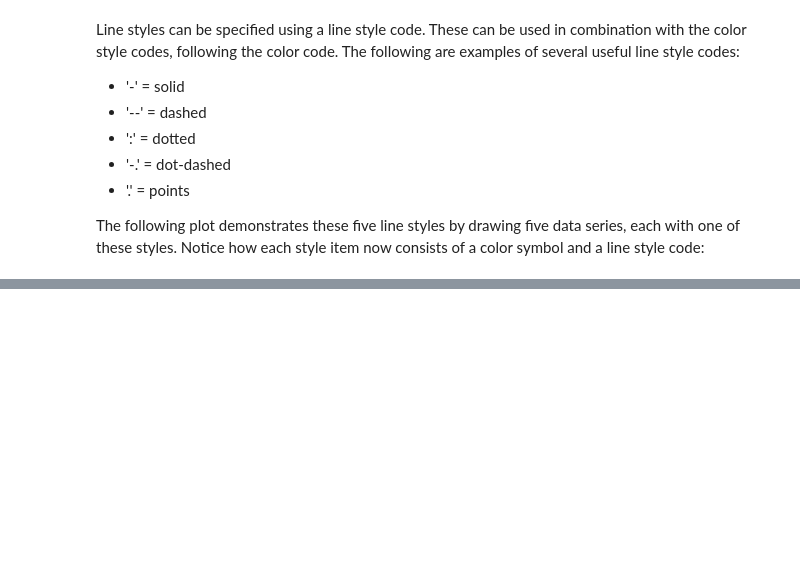
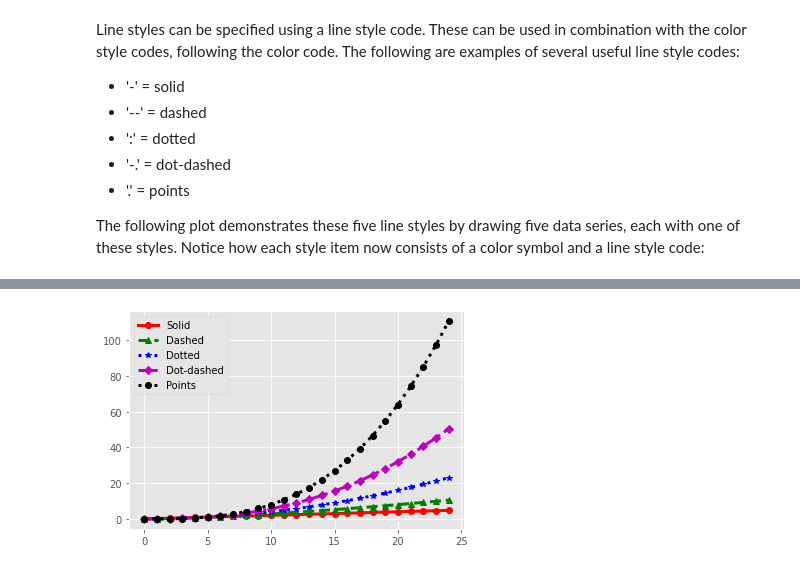
Before and after one commit to apkap83/Pandas_Notes, a Jupyter notebook: Learning_Pandas_Chapter_11 - Visualization.ipynb, the cells around one changed output, grey strips where cells are left out. Cells and saved outputs as stored; diff of their text form; code cells hidden in the pictures; blank space fills up the shorter version.

```diff
--- a/Learning_Pandas_Chapter_11 - Visualization.ipynb
+++ b/Learning_Pandas_Chapter_11 - Visualization.ipynb
@@ -313,0 +347,6 @@ line style code:</p>
+# %%
+# redraw, adding markers to the lines
+ax = line_style.plot(style=['r-o', 'g--^', 'b:*','m-.D', 'k:o'], lw=3)
+ax.legend(legend_labels, loc='upper left');
+# %% [output]
+[figure, added]
```
Also changed, not shown: parts of 22 cells of this notebook.
